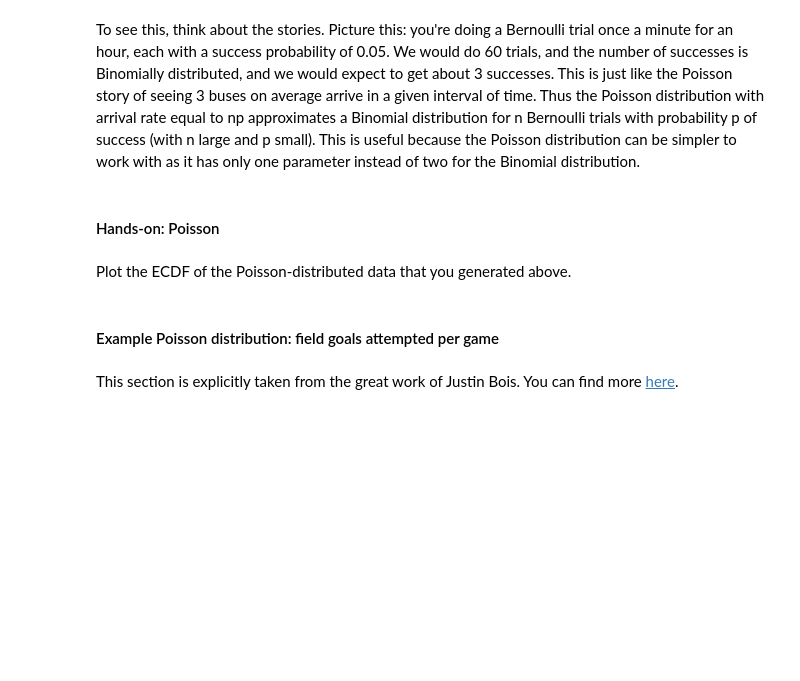
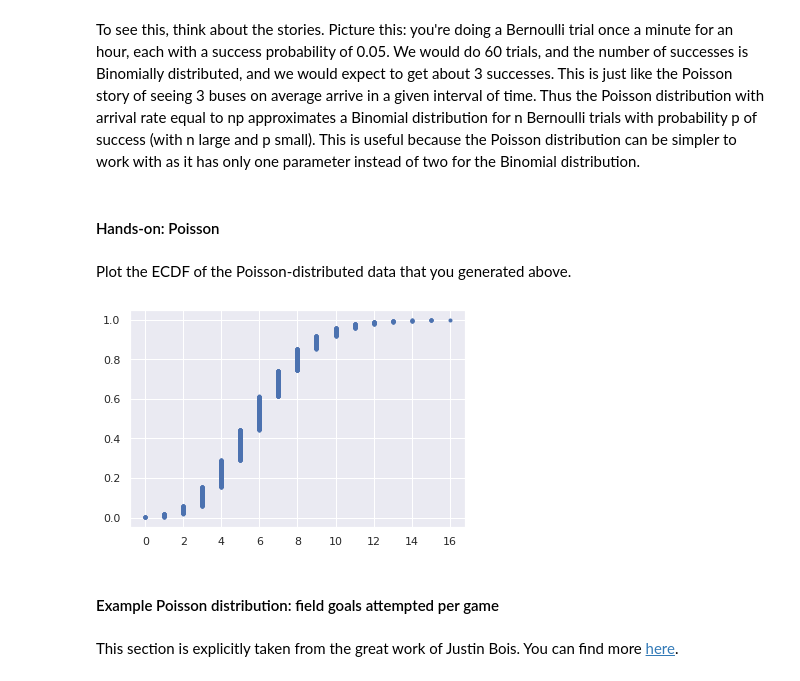
Before and after one commit to fabriquant/bayesian-stats-modelling-tutorial, a Jupyter notebook: notebooks/01a-student-probability-simulation.ipynb, the cells around one changed output. Cells and saved outputs as stored; diff of their text form; code cells hidden in the pictures; blank space fills up the shorter version.

```diff
--- a/notebooks/01a-student-probability-simulation.ipynb
+++ b/notebooks/01a-student-probability-simulation.ipynb
@@ -316,10 +321,12 @@ To see this, think about the stories. Picture this: you're doing a Bernoulli tri
 Plot the ECDF of the Poisson-distributed data that you generated above.
 # %%
 # Generate x- and y-data for the ECDF
-x_p, y_p = ___
+x_p, y_p = ecdf(samples)
 
 # Plot the ECDF
-___;
+plt.plot(x_p, y_p, '.');
+# %% [output]
+[figure, added]
 # %% [markdown]
 #### Example Poisson distribution: field goals attempted per game
 # %% [markdown]
```
Also changed, not shown: parts of 21 cells of this notebook.
